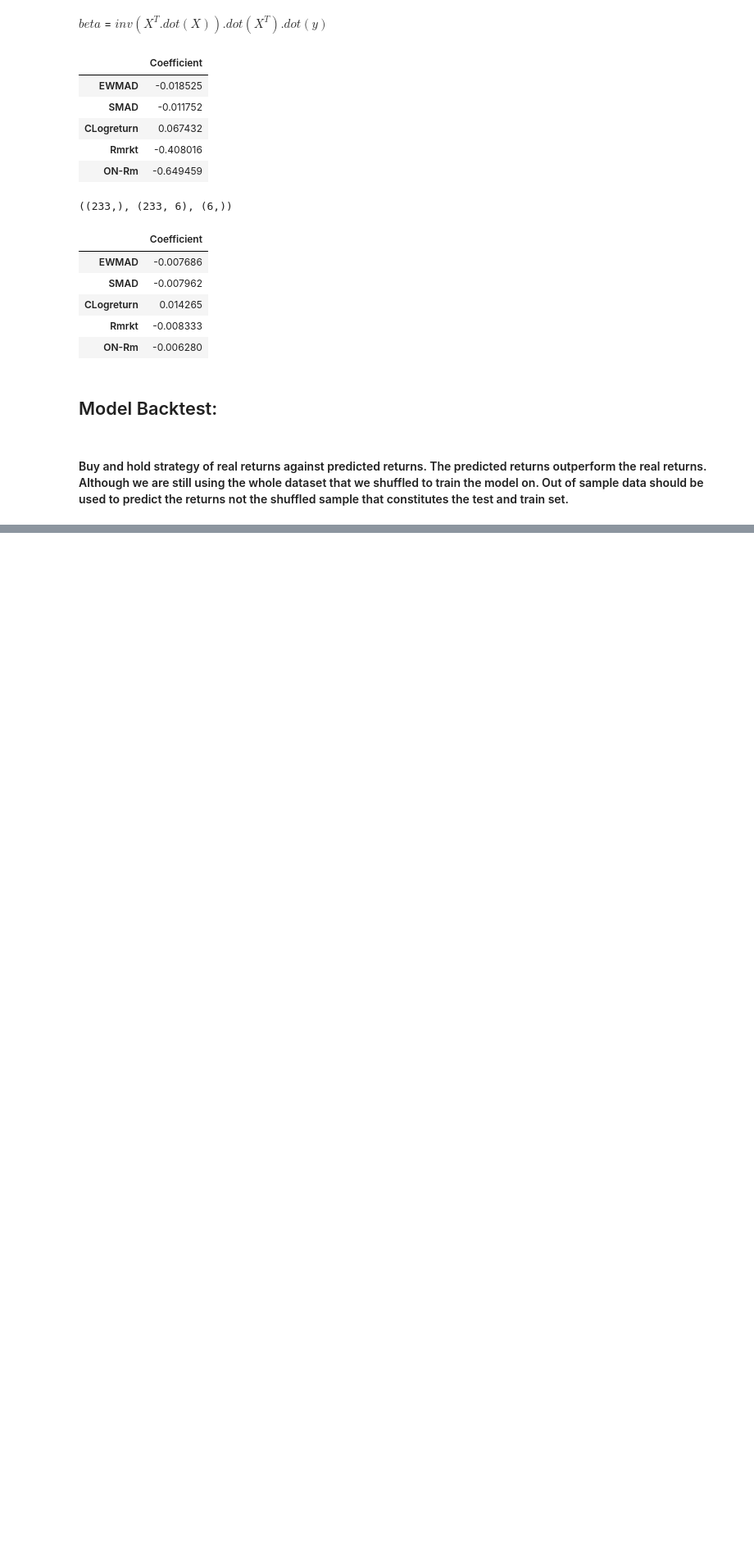
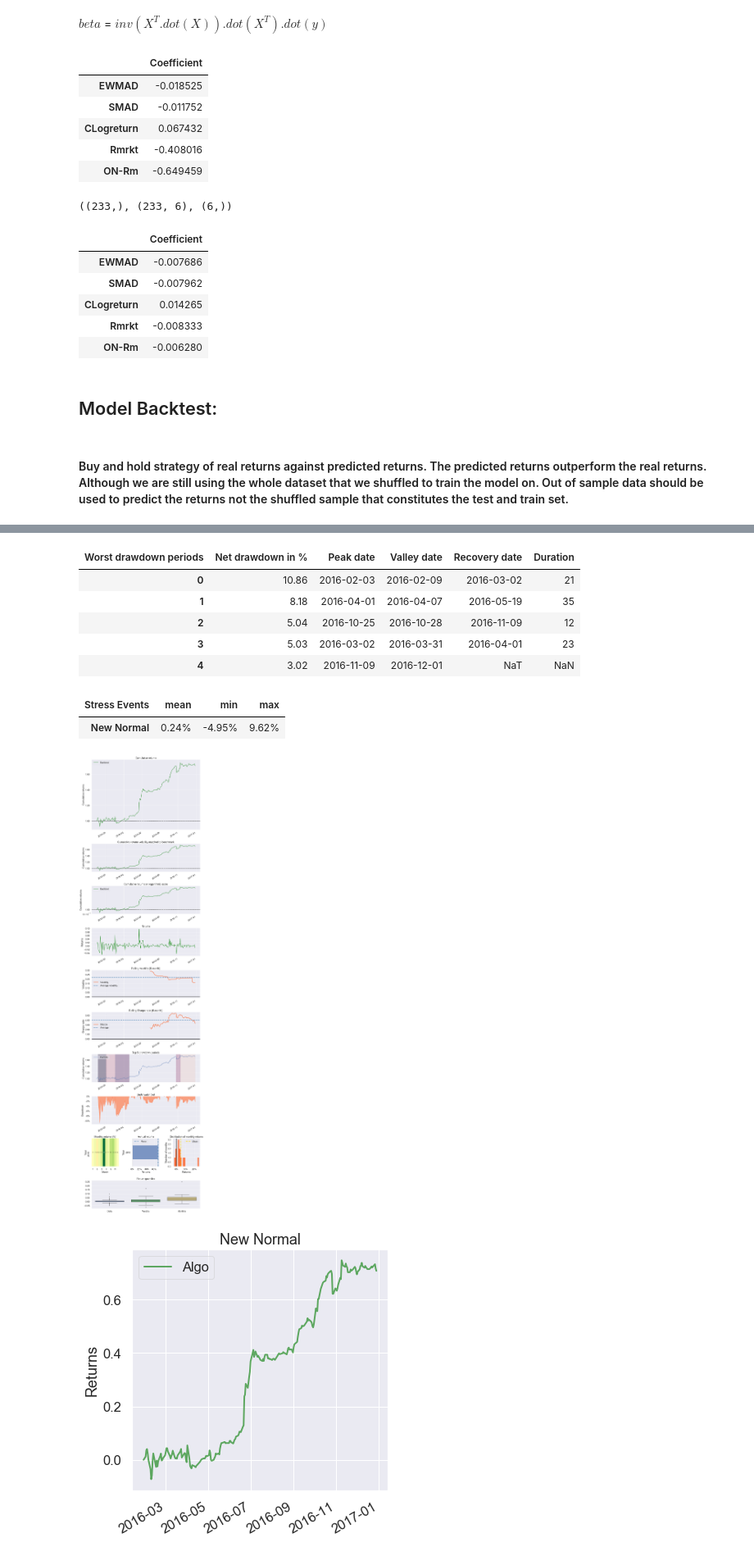
Before and after one commit to firobeid/Fintech-machine-learning, a Jupyter notebook: Continuous-Variable-Prediction(US.Stock Prices).ipynb, the cells around one changed output, grey strips where cells are left out. Shown at 82% size. Saved outputs shown, nothing was run; the diff lists cells and outputs as text; code cells hidden in the pictures; blank space fills up the shorter version.

```diff
--- a/Continuous-Variable-Prediction(US.Stock Prices).ipynb
+++ b/Continuous-Variable-Prediction(US.Stock Prices).ipynb
@@ -375,0 +378,3 @@ plt.show()
+# %%
+pf.create_full_tear_sheet(stock.Strategy_Return)
+# %% [output]
@@ -375,0 +398,10 @@ plt.show()
+| Worst drawdown periods | Net drawdown in % | Peak date | Valley date | Recovery date | Duration |
+| 0 | 10.86 | 2016-02-03 | 2016-02-09 | 2016-03-02 | 21 |
+| 1 | 8.18 | 2016-04-01 | 2016-04-07 | 2016-05-19 | 35 |
+| 2 | 5.04 | 2016-10-25 | 2016-10-28 | 2016-11-09 | 12 |
+| 3 | 5.03 | 2016-03-02 | 2016-03-31 | 2016-04-01 | 23 |
+| 4 | 3.02 | 2016-11-09 | 2016-12-01 | NaT | NaN |
+| Stress Events | mean | min | max |
+| New Normal | 0.24% | -4.95% | 9.62% |
+[figure, added]
+[figure, added]
```
Also changed, not shown: parts of 4 cells of this notebook.
